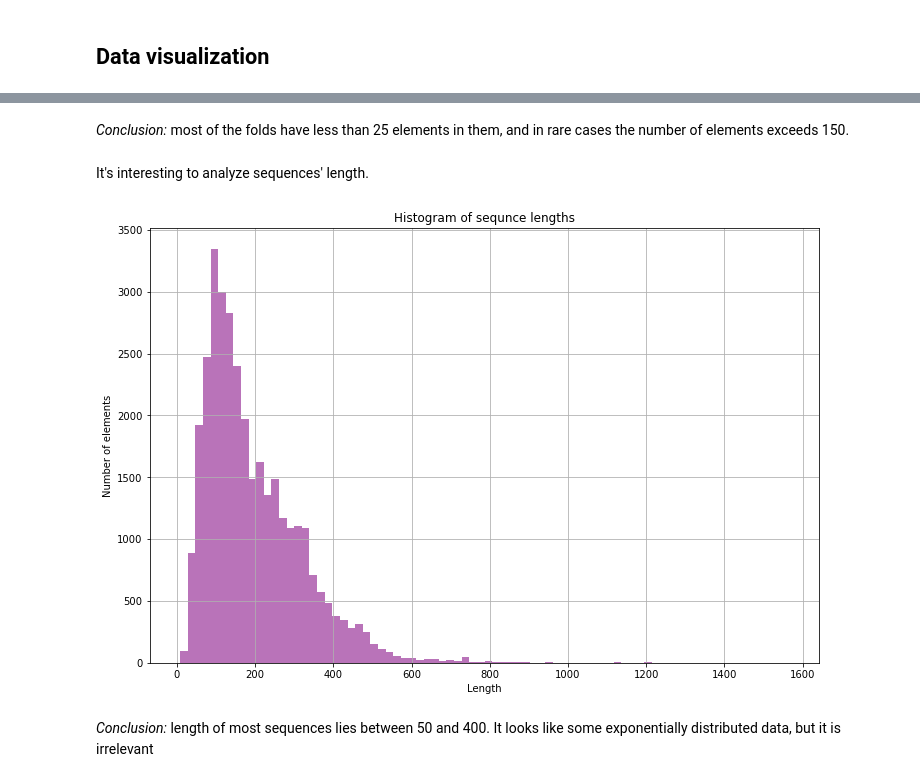
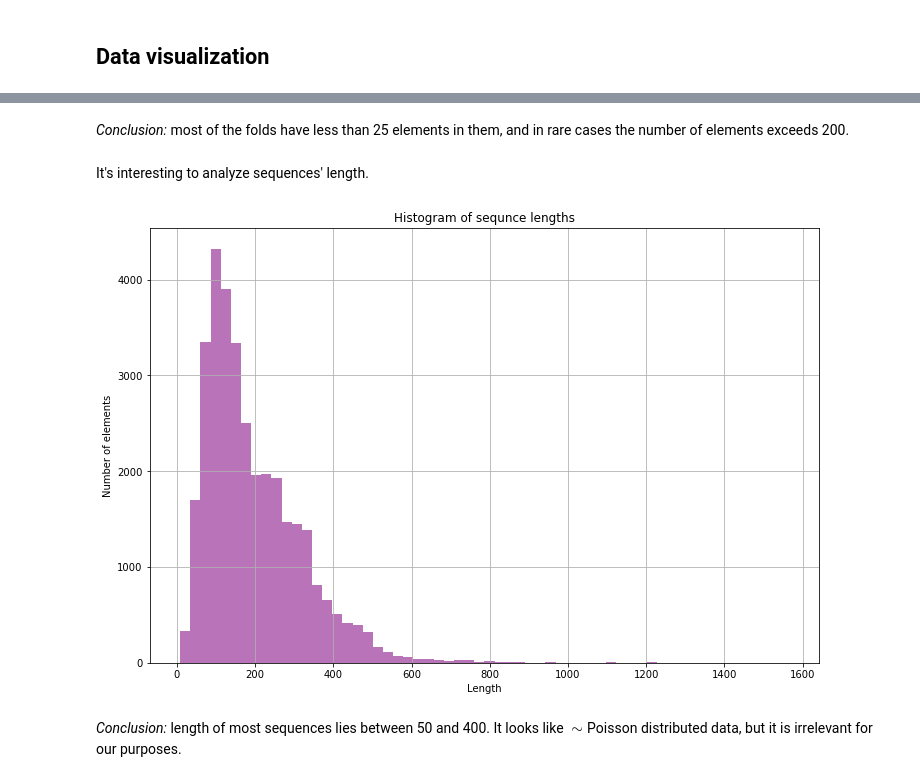
Before and after one commit to Intelligent-Systems-Phystech/2021-Project-86, a Jupyter notebook: code/Exploratory data analysis.ipynb, the cells around one changed output, grey strips where cells are left out. Saved outputs shown, nothing was run; the diff lists cells and outputs as text; code cells hidden in the pictures.

```diff
--- a/code/Exploratory data analysis.ipynb
+++ b/code/Exploratory data analysis.ipynb
@@ -135,5 +174,5 @@ plt.show()
 # %% [markdown]
-*Conclusion:* most of the folds have less than 25 elements in them, and in  rare cases the number of elements exceeds 150.
+*Conclusion:* most of the folds have less than 25 elements in them, and in  rare cases the number of elements exceeds 200.
 # %% [markdown]
 It's interesting to analyze sequences' length.
 # %%
@@ -141,14 +180,14 @@ sequences = sequences_df.loc[:, "sequence"]
 lengths = sequences.apply(lambda x:  len(x))
 # %%
 plt.figure(figsize = (12, 8))
-plt.hist(lengths, bins = 80, density=False, facecolor='purple', alpha=0.55)
+plt.hist(lengths, bins = 60, density=False, facecolor='purple', alpha=0.55)
 
 plt.xlabel('Length')
 plt.ylabel('Number of elements')
 plt.title('Histogram of sequnce lengths')
 plt.grid(True)
 plt.show()
 # %% [output]
-[figure, old version]
+[figure, new version]
 # %% [markdown]
-*Conclusion:* length of most sequences lies between 50 and 400. It looks like some exponentially distributed data, but it is irrelevant
+*Conclusion:* length of most sequences lies between 50 and 400. It looks like $\sim$Poisson distributed data, but it is irrelevant for our purposes.
```
Also changed, not shown: parts of 8 cells of this notebook, 2 other files.
